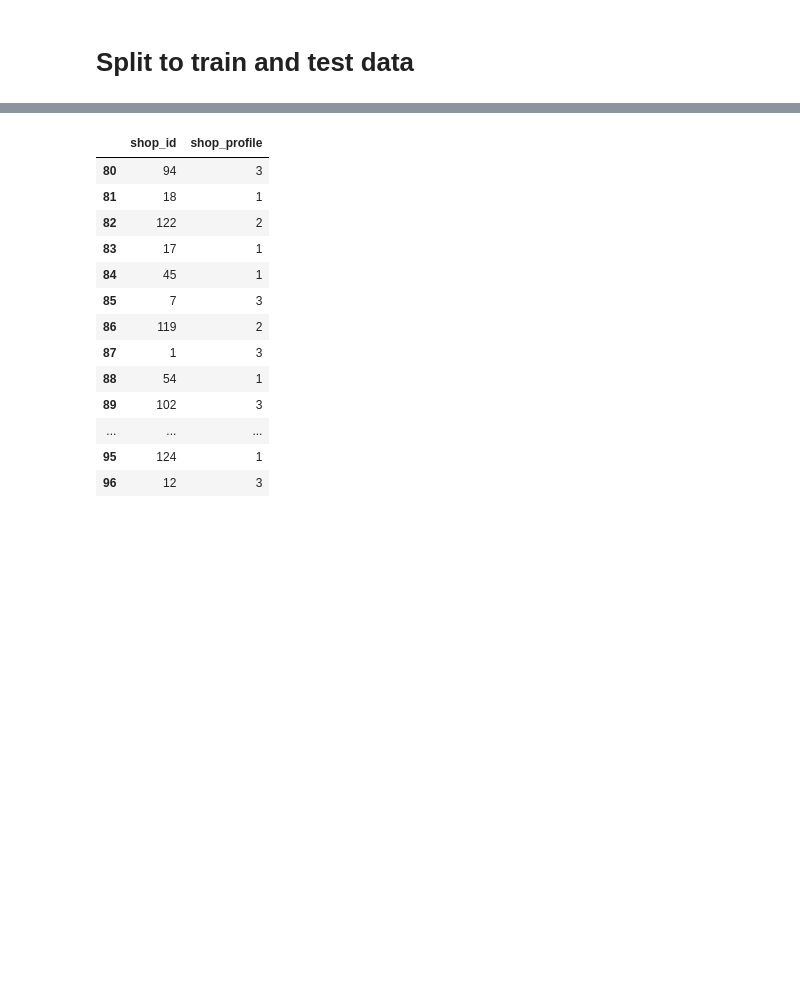
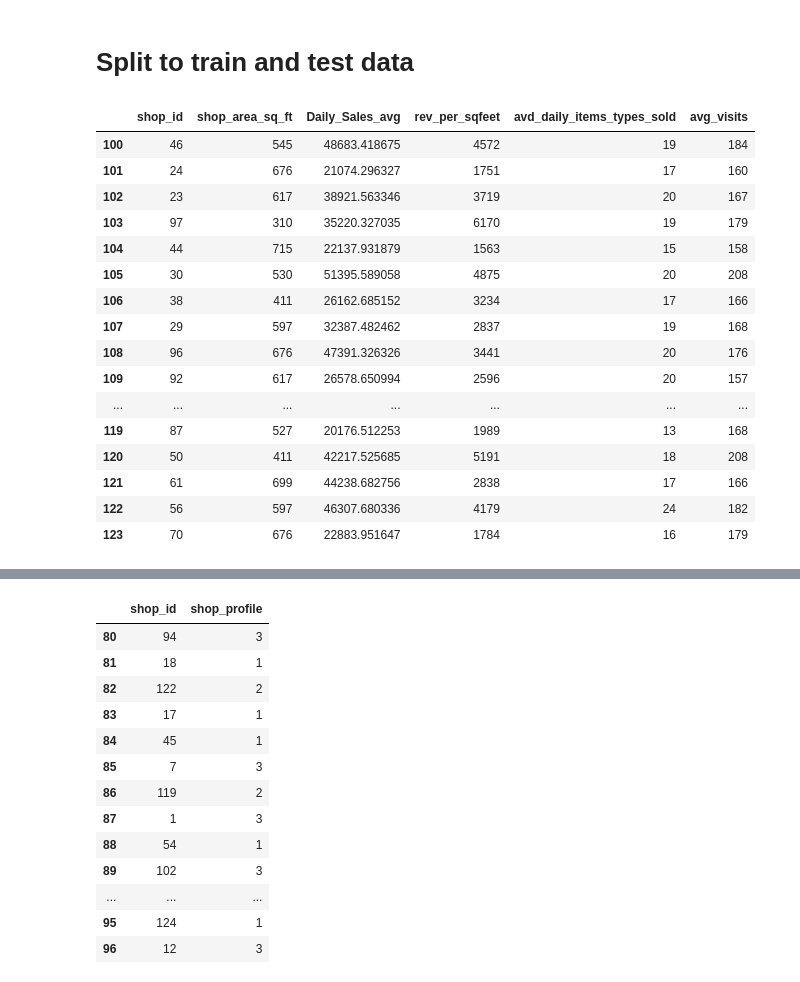
Before and after one commit to codened/DataStorm-4.0, a Jupyter notebook: stormingRoundDay_2/DataStorm_4_0_new - Copy.ipynb, the cells around one changed output, grey strips where cells are left out. Saved outputs shown, nothing was run; the diff lists cells and outputs as text; code cells hidden in the pictures; blank space fills up the shorter version.

```diff
--- a/stormingRoundDay_2/DataStorm_4_0_new - Copy.ipynb
+++ b/stormingRoundDay_2/DataStorm_4_0_new - Copy.ipynb
@@ -203,6 +203,26 @@ plt.show()
 # Split the DataFrame into two based on column B
 TestDF = rawStoreInfDF[rawStoreInfDF['shop_profile'] == 0].drop(['shop_profile'], axis=1)
 TrainDF = rawStoreInfDF[rawStoreInfDF['shop_profile'] != 0]
+# %%
+TestDF
+# %% [output]
+|  | shop_id | shop_area_sq_ft | Daily_Sales_avg | rev_per_sqfeet | avd_daily_items_types_sold | avg_visits |
+| 100 | 46 | 545 | 48683.418675 | 4572 | 19 | 184 |
+| 101 | 24 | 676 | 21074.296327 | 1751 | 17 | 160 |
+| 102 | 23 | 617 | 38921.563346 | 3719 | 20 | 167 |
+| 103 | 97 | 310 | 35220.327035 | 6170 | 19 | 179 |
+| 104 | 44 | 715 | 22137.931879 | 1563 | 15 | 158 |
+| 105 | 30 | 530 | 51395.589058 | 4875 | 20 | 208 |
+| 106 | 38 | 411 | 26162.685152 | 3234 | 17 | 166 |
+| 107 | 29 | 597 | 32387.482462 | 2837 | 19 | 168 |
+| 108 | 96 | 676 | 47391.326326 | 3441 | 20 | 176 |
+| 109 | 92 | 617 | 26578.650994 | 2596 | 20 | 157 |
+| ... | ... | ... | ... | ... | ... | ... |
+| 119 | 87 | 527 | 20176.512253 | 1989 | 13 | 168 |
+| 120 | 50 | 411 | 42217.525685 | 5191 | 18 | 208 |
+| 121 | 61 | 699 | 44238.682756 | 2838 | 17 | 166 |
+| 122 | 56 | 597 | 46307.680336 | 4179 | 24 | 182 |
+| 123 | 70 | 676 | 22883.951647 | 1784 | 16 | 179 |
 # %%
 # Split Fulldata into training and testing sets
 from sklearn.model_selection import train_test_split
```
Also changed, not shown: parts of 2 cells of this notebook, 1 other file.
